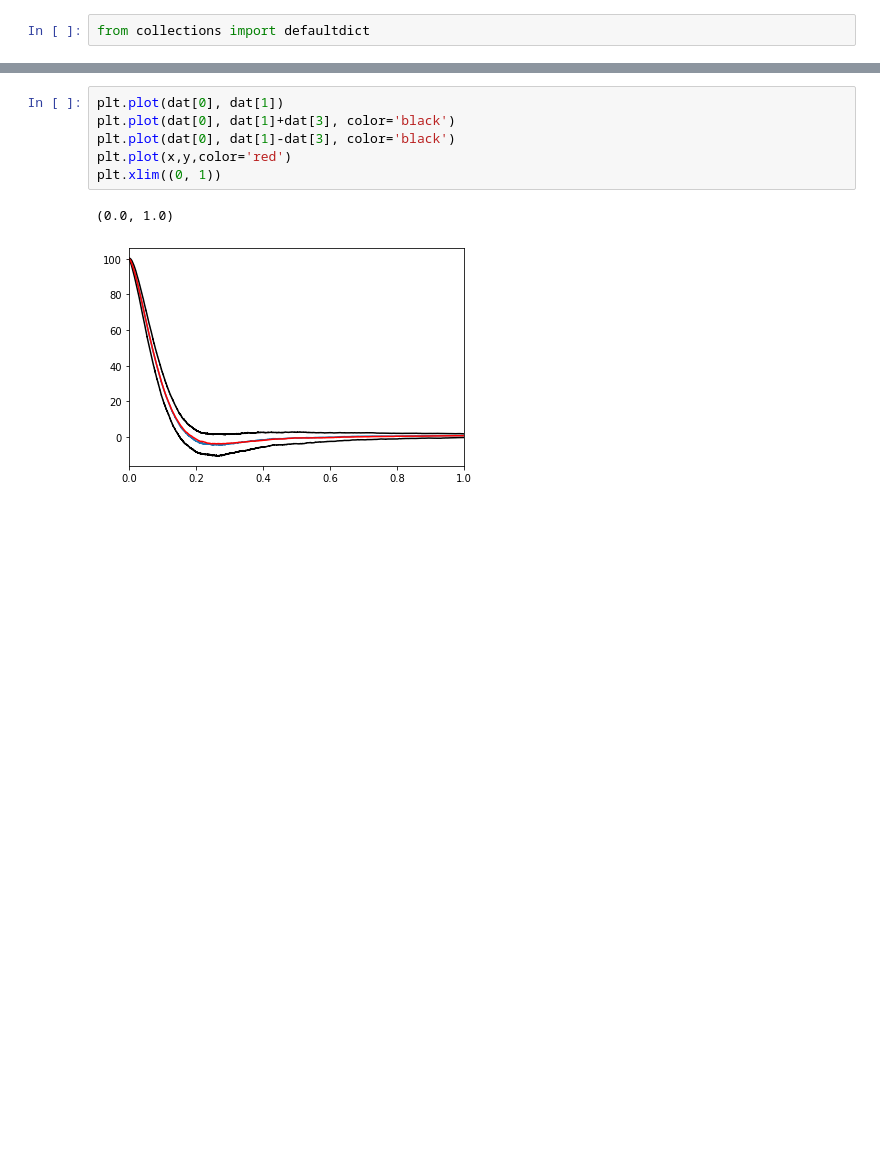
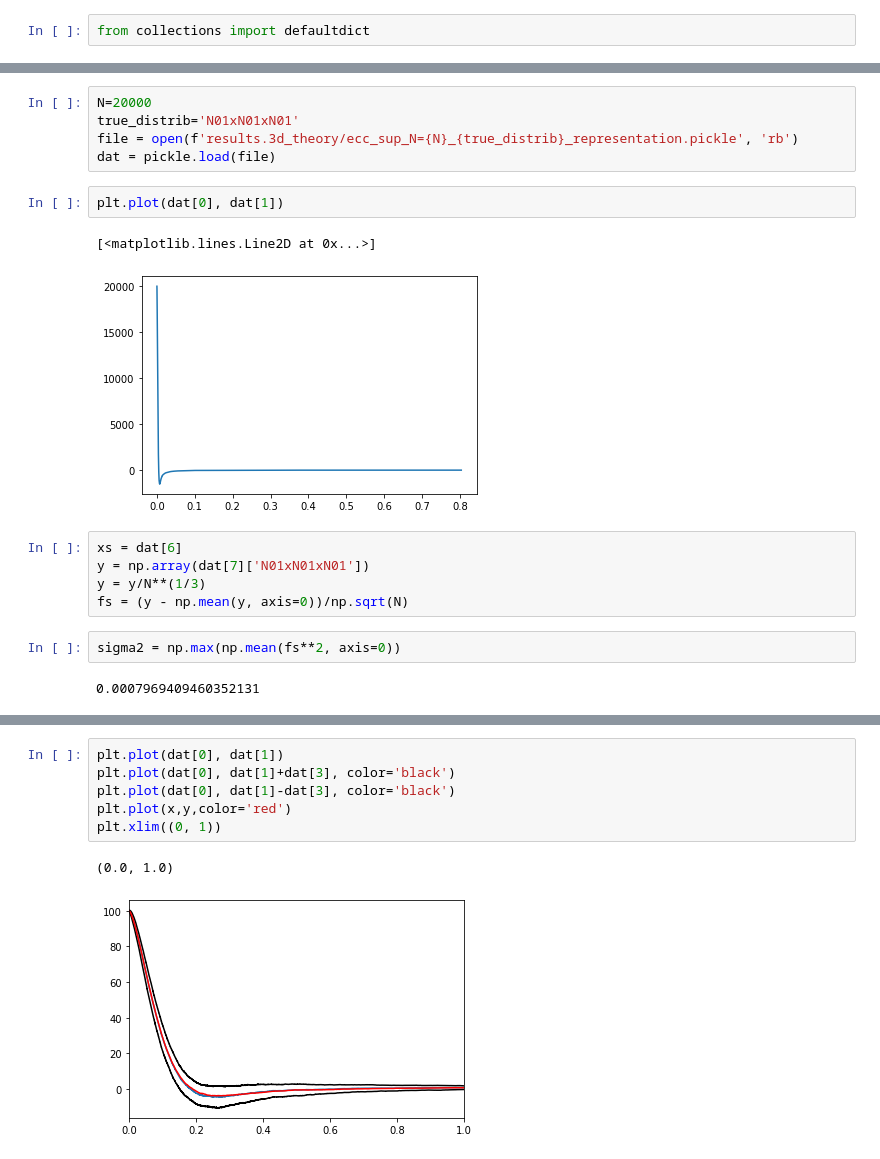
Before and after one commit to RafalTopolnicki/TopoTests, a Jupyter notebook: notebooks/plot_AllDistr3D_theory.ipynb, the cells around one changed output, grey strips where cells are left out. Drawn from its saved outputs; the diff is of its cells as text; blank space fills up the shorter version.

```diff
--- a/notebooks/plot_AllDistr3D_theory.ipynb
+++ b/notebooks/plot_AllDistr3D_theory.ipynb
@@ -95 +98,20 @@ for true_distrib in true_distribs:
 <Figure size 432x288 with 0 Axes>
+# %%
+N=20000
+true_distrib='N01xN01xN01'
+file = open(f'results.3d_theory/ecc_sup_N={N}_{true_distrib}_representation.pickle', 'rb')
+dat = pickle.load(file)
+# %%
+plt.plot(dat[0], dat[1])
+# %% [output]
+[<matplotlib.lines.Line2D at 0x...>]
+[figure, added]
+# %%
+xs = dat[6]
+y = np.array(dat[7]['N01xN01xN01'])
+y = y/N**(1/3)
+fs = (y - np.mean(y, axis=0))/np.sqrt(N)
+# %%
+sigma2 = np.max(np.mean(fs**2, axis=0))
+# %% [output]
+0.0007969409460352131
```
Also changed, not shown: parts of 31 cells of this notebook, 2 other files.
